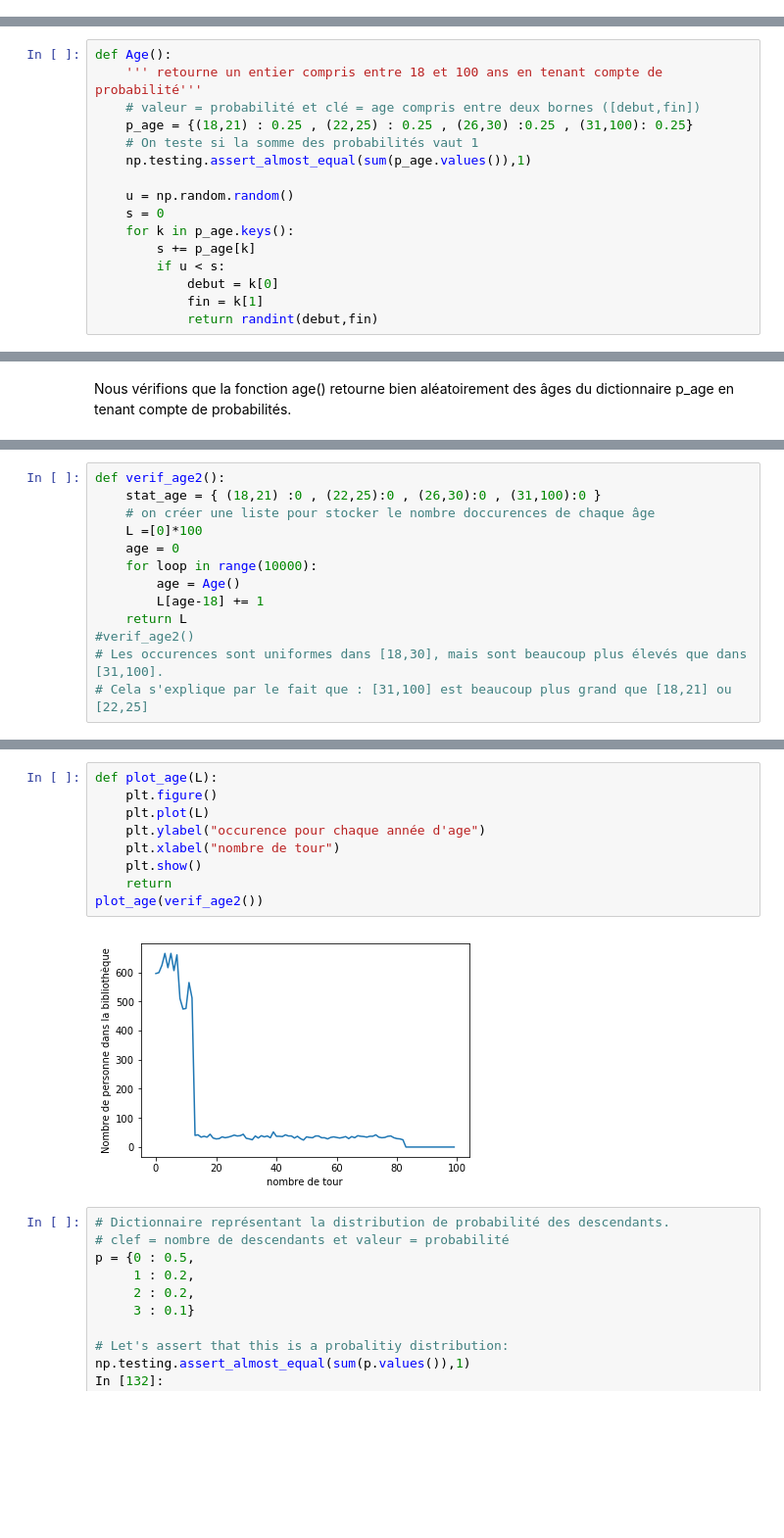
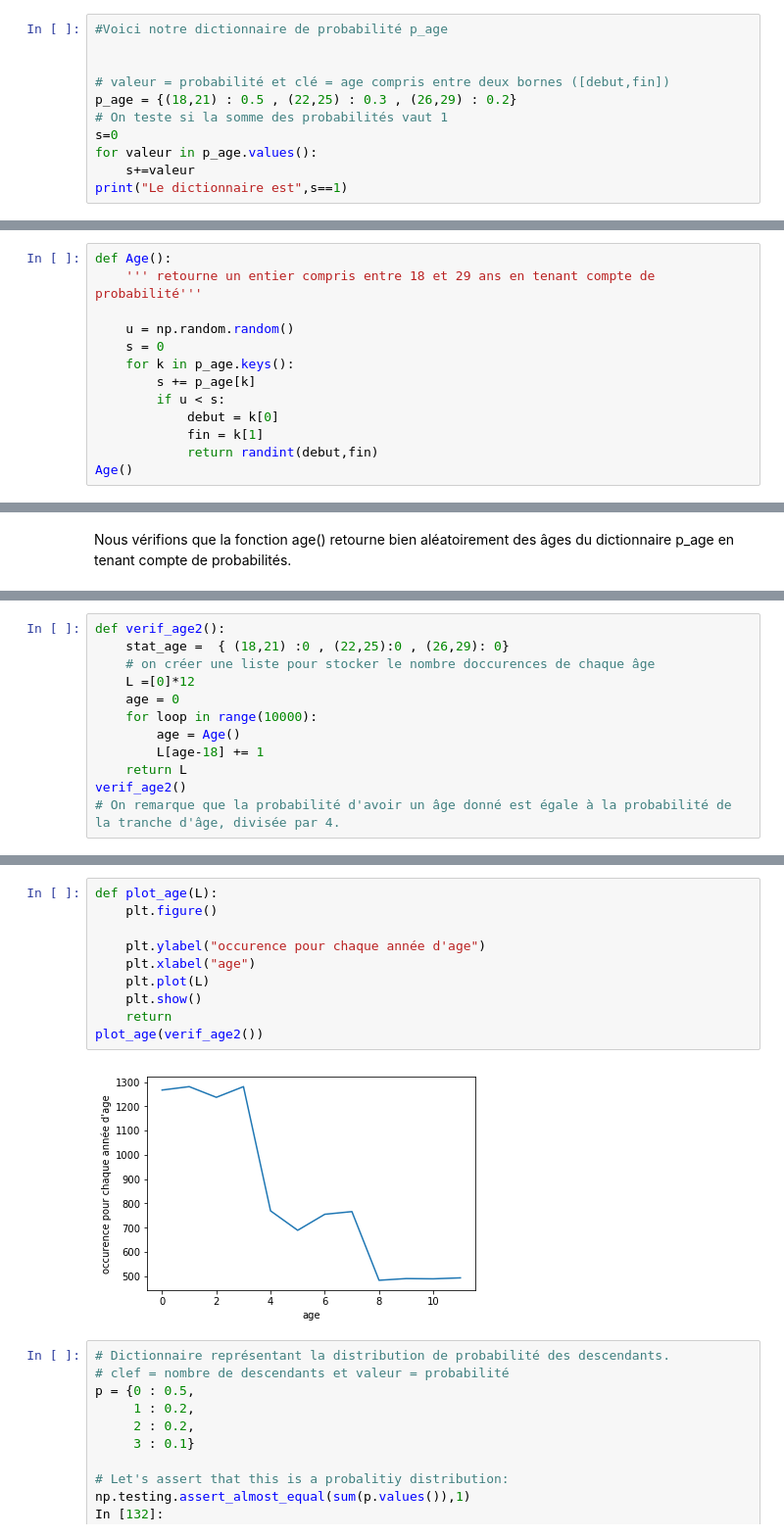
Before and after one commit to sebtuaux/biblioth-que, a Jupyter notebook: Remplissage d'une bibilothèque.ipynb, the cells around one changed output, grey strips where cells are left out. Shown at 98% size. Drawn from its saved outputs; the diff is of its cells as text; blank space fills up the shorter version.

```diff
--- a/Remplissage d'une bibilothèque.ipynb
+++ b/Remplissage d'une bibilothèque.ipynb
@@ -618,3 +615,14 @@ from matplotlib import animation
 from random import randint
 # %% [markdown]
 **Nous crééons une fonction génératrice d'âges, en tenant compte de probabilité**
+# %%
+#Voici notre dictionnaire de probabilité p_age
+
+
+# valeur = probabilité et clé = age compris entre deux bornes ([debut,fin])
+p_age = {(18,21) : 0.5 , (22,25) : 0.3 , (26,29) : 0.2}
+# On teste si la somme des probabilités vaut 1
+s=0
+for valeur in p_age.values():
+    s+=valeur
+print("Le dictionnaire est",s==1)
@@ -621,10 +631,6 @@ from random import randint
 # %%
 def Age():
-    ''' retourne un entier compris entre 18 et 100 ans en tenant compte de probabilité'''
-    # valeur = probabilité et clé = age compris entre deux bornes ([debut,fin])
-    p_age = {(18,21) : 0.25 , (22,25) : 0.25 , (26,30) :0.25 , (31,100): 0.25}
-    # On teste si la somme des probabilités vaut 1
-    np.testing.assert_almost_equal(sum(p_age.values()),1)
+    ''' retourne un entier compris entre 18 et 29 ans en tenant compte de probabilité'''
 
     u = np.random.random()
     s = 0
@@ -634,3 +640,4 @@ def Age():
             debut = k[0]
             fin = k[1]
             return randint(debut,fin)
+Age()
@@ -655,13 +664,12 @@ verif_age()
 # %%
 def verif_age2():
-    stat_age = { (18,21) :0 , (22,25):0 , (26,30):0 , (31,100):0 }
+    stat_age =  { (18,21) :0 , (22,25):0 , (26,29): 0}
     # on créer une liste pour stocker le nombre doccurences de chaque âge
-    L =[0]*100
+    L =[0]*12
     age = 0
     for loop in range(10000):
         age = Age()
         L[age-18] += 1
     return L
-#verif_age2()
-# Les occurences sont uniformes dans [18,30], mais sont beaucoup plus élevés que dans [31,100].
-# Cela s'explique par le fait que : [31,100] est beaucoup plus grand que [18,21] ou [22,25]
+verif_age2()
+# On remarque que la probabilité d'avoir un âge donné est égale à la probabilité de la tranche d'âge, divisée par 4.
@@ -668,14 +678,15 @@ def verif_age2():
 # %%
 def plot_age(L):
     plt.figure()
+
+    plt.ylabel("occurence pour chaque année d'age")
+    plt.xlabel("age")
     plt.plot(L)
-    plt.ylabel("occurence pour chaque année d'age")
-    plt.xlabel("nombre de tour")
     plt.show()
     return
 plot_age(verif_age2())
 # %% [output]
-[figure, old version]
+[figure, new version]
 # %%
 # Dictionnaire représentant la distribution de probabilité des descendants.
 # clef = nombre de descendants et valeur = probabilité
```
Also changed, not shown: parts of 12 cells of this notebook.
